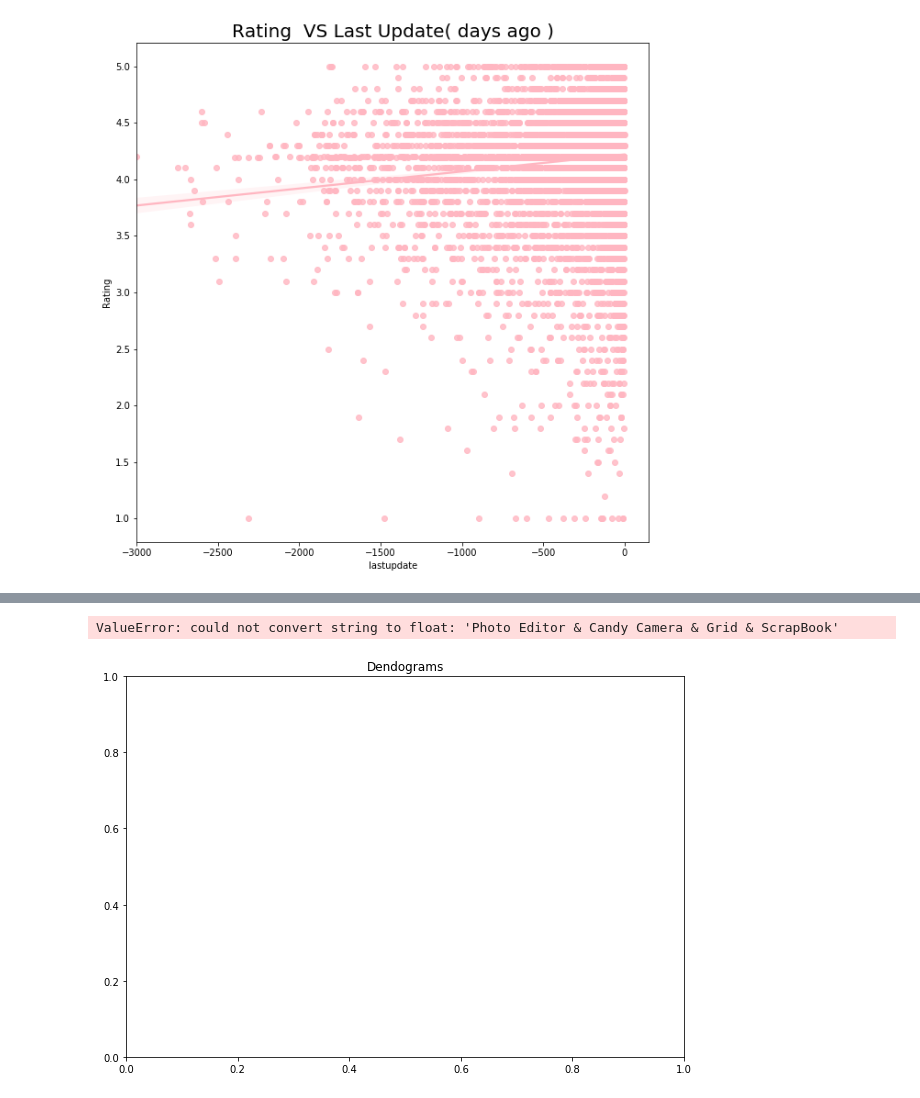
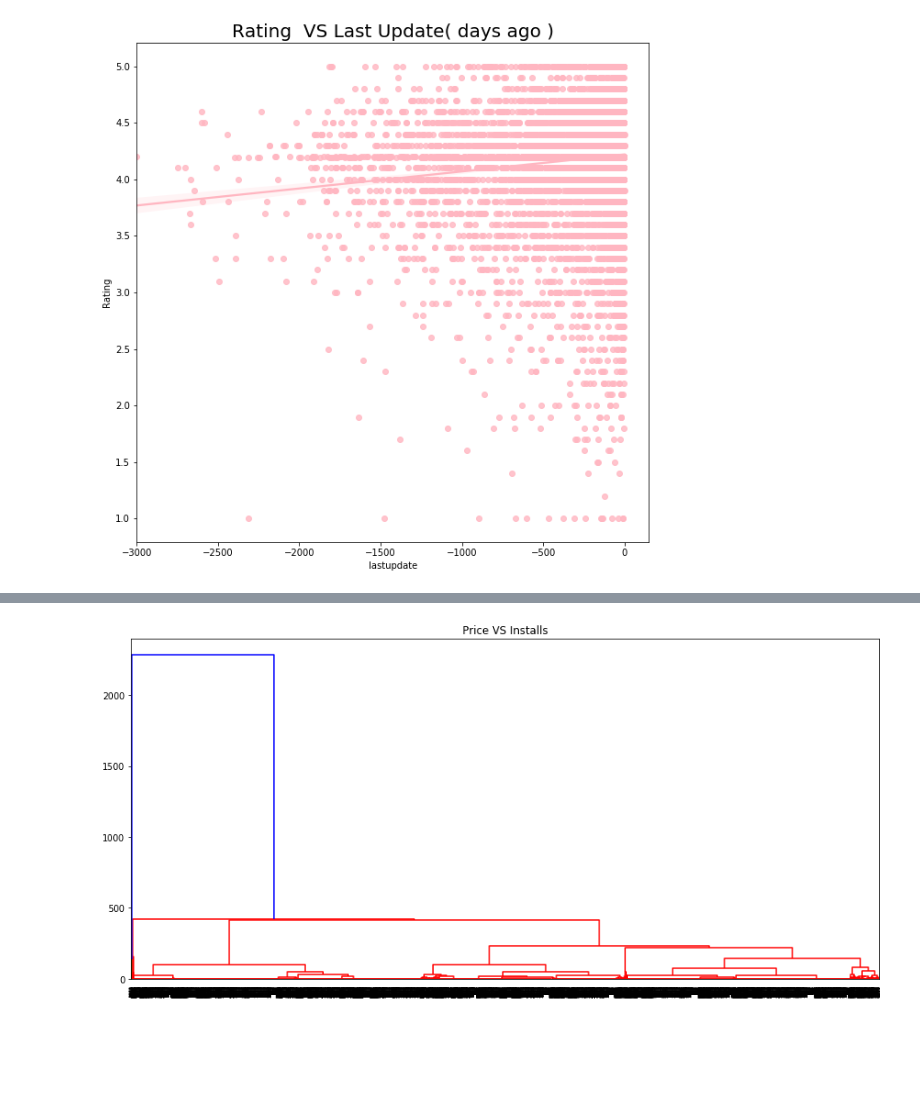
Before and after one commit to kianvi/GooglePlay-Apps-Hierarchical-Clustering-, a Jupyter notebook: GooglePlay.ipynb, the cells around one changed output, grey strips where cells are left out. Cells and saved outputs as stored; diff of their text form; code cells hidden in the pictures; blank space fills up the shorter version.

```diff
--- a/GooglePlay.ipynb
+++ b/GooglePlay.ipynb
@@ -326,7 +335,10 @@ Text(0.5, 1.0, 'Rating  VS Last Update( days ago )')
 # %%
-plt.figure(figsize=(10, 7))
-plt.title("Dendograms")
-dend = shc.dendrogram(shc.linkage(data, method='ward'))
+def build_dendo(xaxis, yaxis):
+    df = data.loc[:, [xaxis, yaxis]]
+    plt.figure(figsize=(15, 7))
+    plt.title(str(xaxis +" VS " + yaxis))
+    dend = shc.dendrogram(shc.linkage(df, method='ward'))
-# %% [output]
-ValueError: could not convert string to float: 'Photo Editor & Candy Camera & Grid & ScrapBook'
-[figure, removed]
+# %%
+build_dendo('Price', 'Installs')
+# %% [output]
+[figure, added]
```
Also changed, not shown: parts of 3 cells of this notebook.
